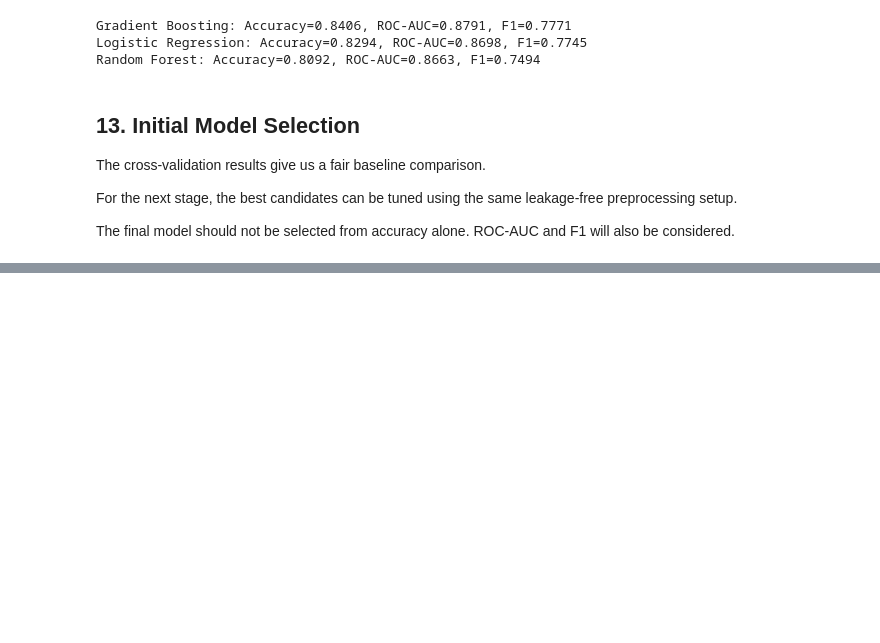
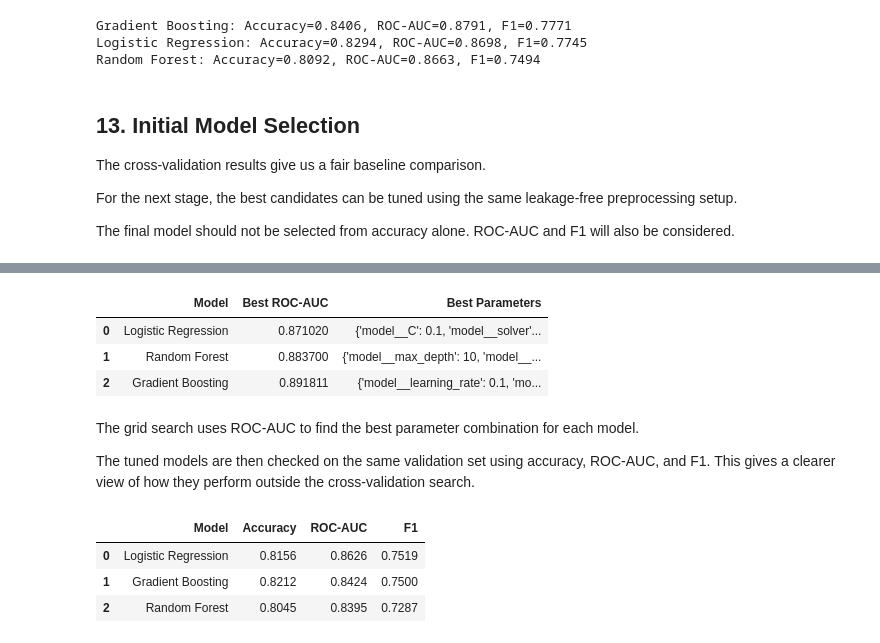
Before and after one commit to francisparwez/titanic-survival-analysis, a Jupyter notebook: Titanic_ML.ipynb, the cells around one changed output, grey strips where cells are left out. Saved outputs shown, nothing was run; the diff lists cells and outputs as text; code cells hidden in the pictures; blank space fills up the shorter version.

```diff
--- a/Titanic_ML.ipynb
+++ b/Titanic_ML.ipynb
@@ -686,0 +724,68 @@ I will tune the strongest candidate models and then compare the tuned results be
+# %%
+tuned_models = {}
+tuning_results = []
+
+for name, settings in tuning_grids.items():
+
+    pipeline = Pipeline([
+        ("preprocessor", preprocessor),
+        ("model", settings["model"])
+    ])
+
+    grid = GridSearchCV(
+        estimator=pipeline,
+        param_grid=settings["params"],
+        cv=cv,
+        scoring="roc_auc",
+        n_jobs=-1,
+        refit=True
+    )
+
+    grid.fit(X_train, y_train)
+
+    tuned_models[name] = grid.best_estimator_
+
+    tuning_results.append({
+        "Model": name,
+        "Best ROC-AUC": grid.best_score_,
+        "Best Parameters": grid.best_params_
+    })
+
+tuning_results_df = pd.DataFrame(tuning_results)
+
+tuning_results_df
+# %% [output]
+|  | Model | Best ROC-AUC | Best Parameters |
+| 0 | Logistic Regression | 0.871020 | {'model__C': 0.1, 'model__solver'... |
+| 1 | Random Forest | 0.883700 | {'model__max_depth': 10, 'model__... |
+| 2 | Gradient Boosting | 0.891811 | {'model__learning_rate': 0.1, 'mo... |
+# %% [markdown]
+The grid search uses ROC-AUC to find the best parameter combination for each model.
+
+The tuned models are then checked on the same validation set using accuracy, ROC-AUC, and F1. This gives a clearer view of how they perform outside the cross-validation search.
+# %%
+tuned_validation_results = []
+
+for name, model in tuned_models.items():
+
+    valid_pred = model.predict(X_valid)
+    valid_prob = model.predict_proba(X_valid)[:, 1]
+
+    tuned_validation_results.append({
+        "Model": name,
+        "Accuracy": accuracy_score(y_valid, valid_pred),
+        "ROC-AUC": roc_auc_score(y_valid, valid_prob),
+        "F1": f1_score(y_valid, valid_pred)
+    })
+
+tuned_validation_df = pd.DataFrame(tuned_validation_results)
+
+tuned_validation_df.sort_values(
+    by=["ROC-AUC", "F1", "Accuracy"],
+    ascending=False
+).reset_index(drop=True).round(4)
+# %% [output]
+|  | Model | Accuracy | ROC-AUC | F1 |
+| 0 | Logistic Regression | 0.8156 | 0.8626 | 0.7519 |
+| 1 | Gradient Boosting | 0.8212 | 0.8424 | 0.7500 |
+| 2 | Random Forest | 0.8045 | 0.8395 | 0.7287 |
```
Also changed, not shown: parts of 11 cells of this notebook, 3 other files.
